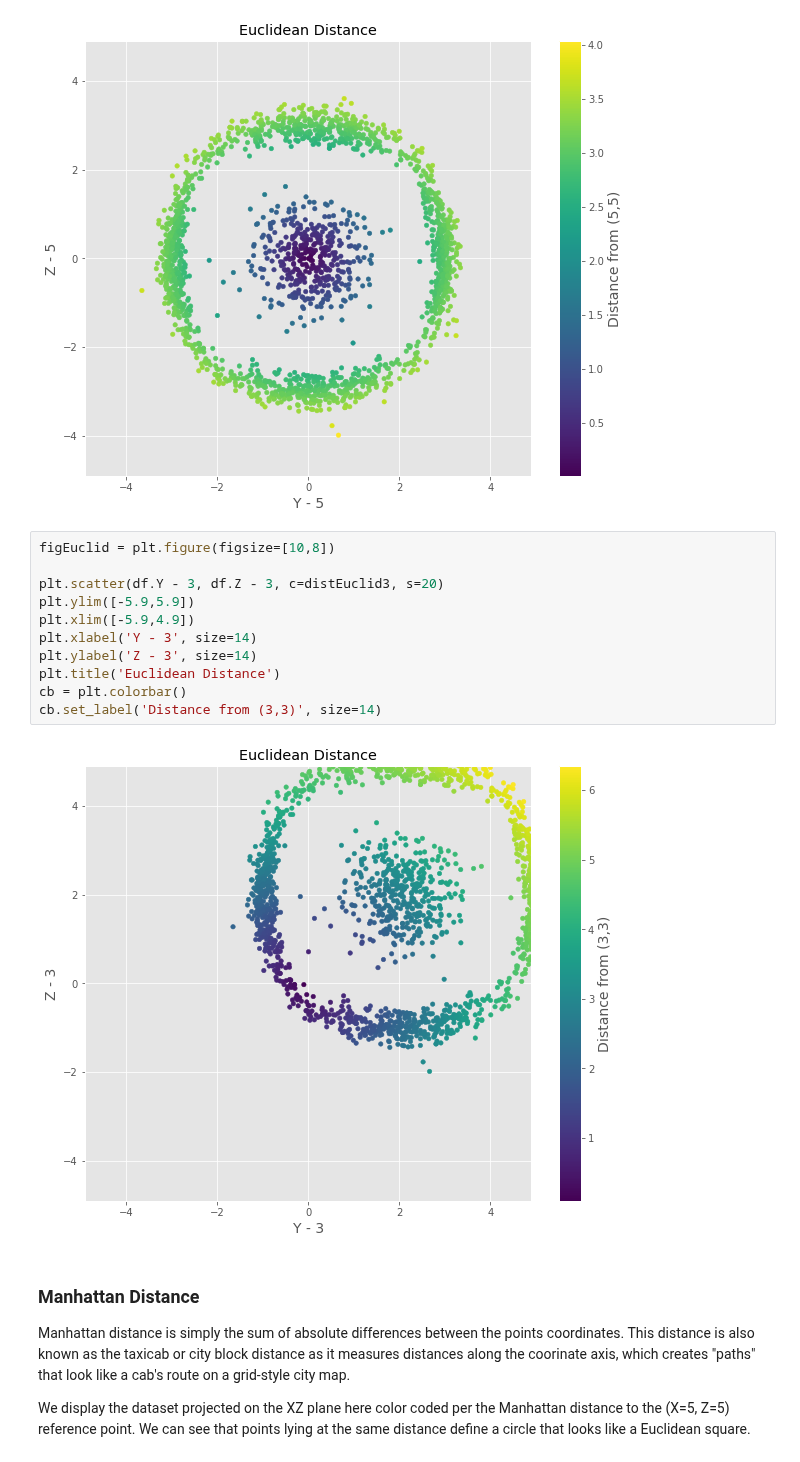
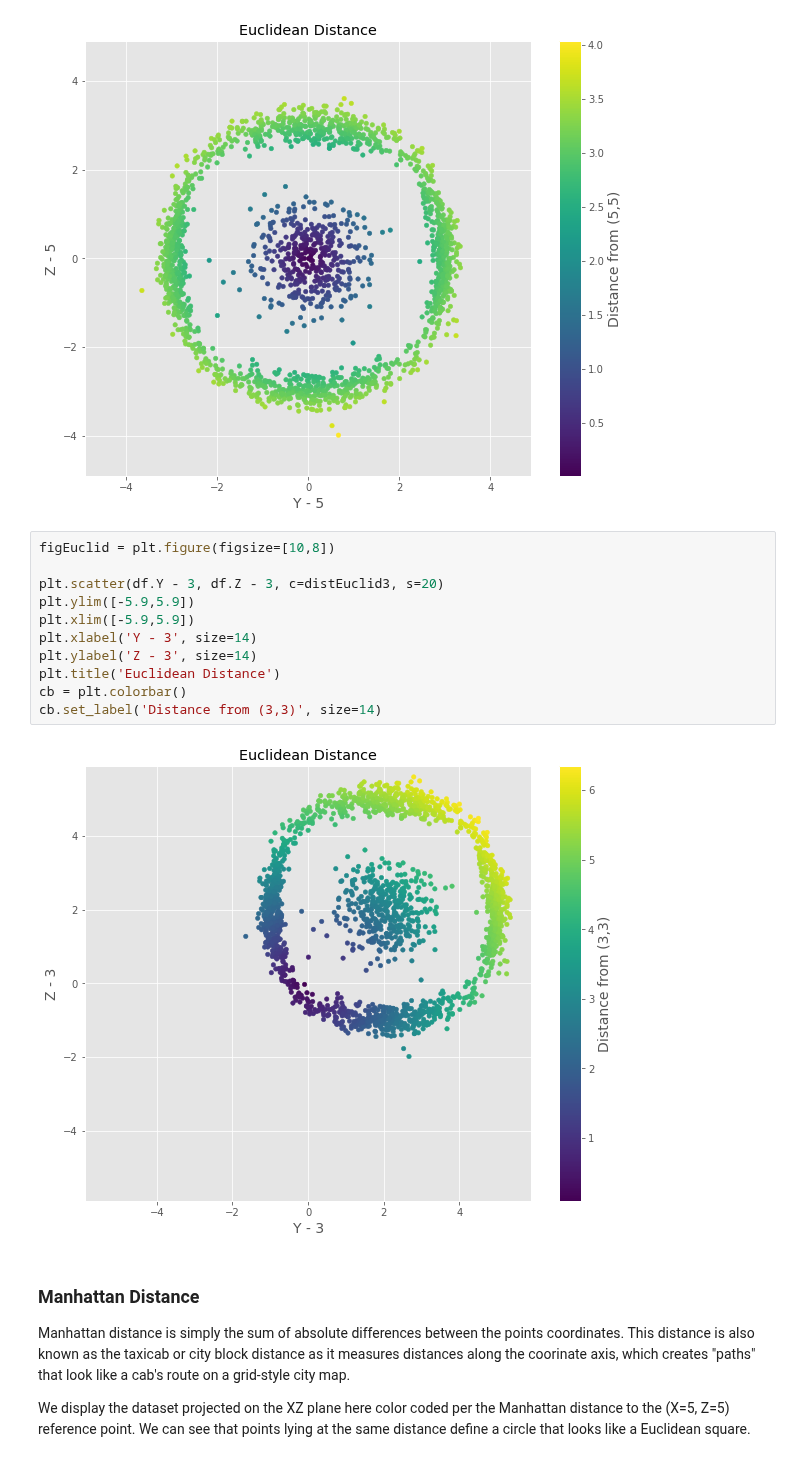
Before and after one commit to yoyo6022/Springboard-hands-on-project, a Jupyter notebook: CalculatingDistanceCaseStudy/Euclidean_and_Manhattan_Distances_Case_Study (1).ipynb, the cells around one changed output. Drawn from its saved outputs; the diff is of its cells as text.

```diff
--- a/CalculatingDistanceCaseStudy/Euclidean_and_Manhattan_Distances_Case_Study (1).ipynb
+++ b/CalculatingDistanceCaseStudy/Euclidean_and_Manhattan_Distances_Case_Study (1).ipynb
@@ -55,16 +55,16 @@ cb.set_label('Distance from (5,5)', size=14)
 # %%
 figEuclid = plt.figure(figsize=[10,8])
 
 plt.scatter(df.Y - 3, df.Z - 3, c=distEuclid3, s=20)
 plt.ylim([-5.9,5.9])
-plt.xlim([-5.9,4.9])
+plt.xlim([-5.9,5.9])
 plt.xlabel('Y - 3', size=14)
 plt.ylabel('Z - 3', size=14)
 plt.title('Euclidean Distance')
 cb = plt.colorbar()
 cb.set_label('Distance from (3,3)', size=14)
 # %% [output]
-[figure, old version]
+[figure, new version]
 # %% [markdown]
 ### Manhattan Distance
 
```
